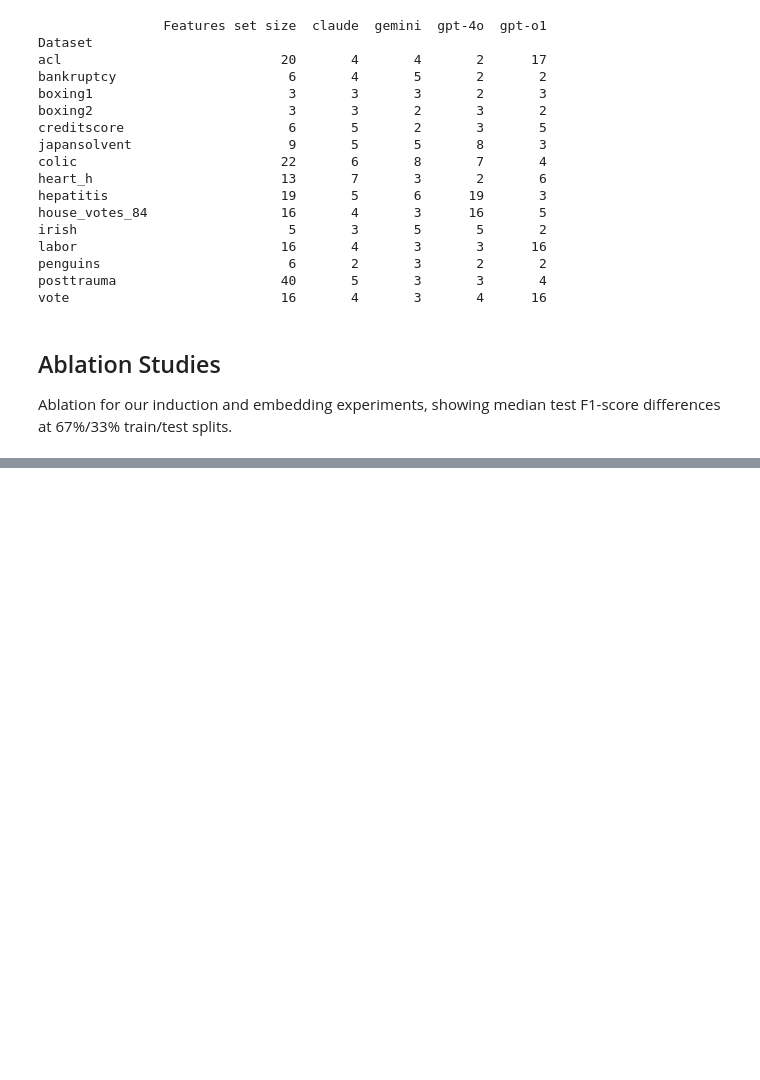
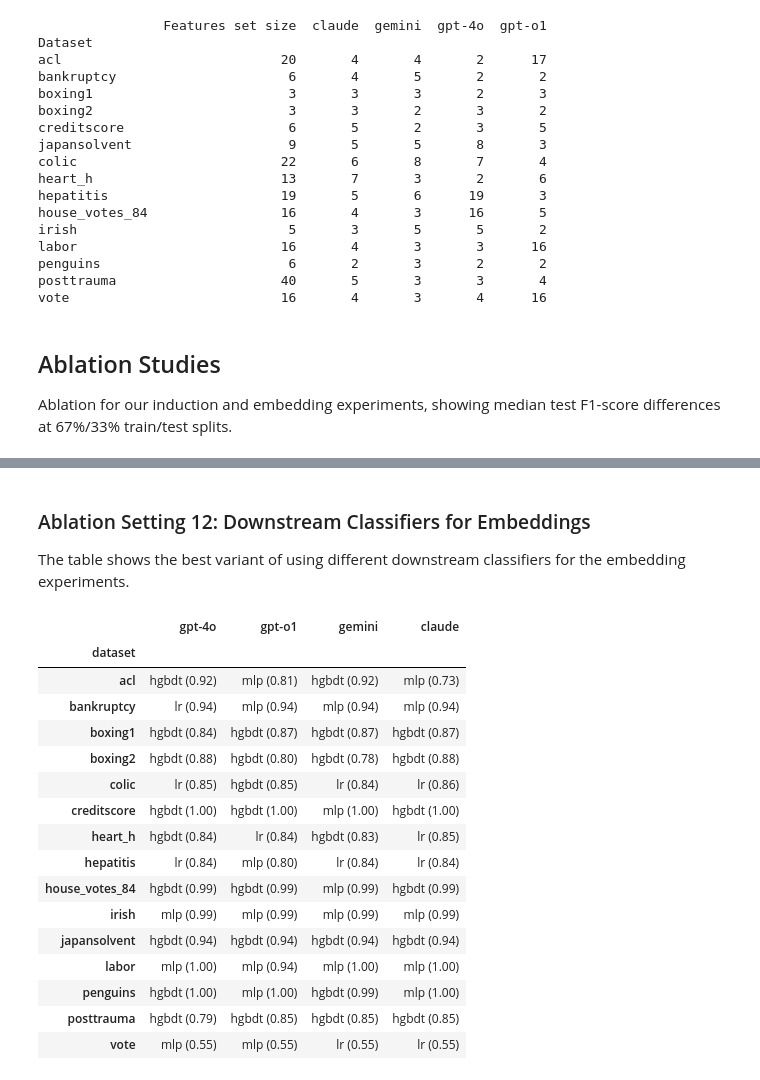
Before and after one commit to steroSterka/llm-trees, a Jupyter notebook: ecml_evalutation.ipynb, the cells around one changed output, grey strips where cells are left out. Drawn from its saved outputs; the diff is of its cells as text; code cells hidden in the pictures; blank space fills up the shorter version.

Commit message:
added additional downstream classifiers

```diff
--- a/ecml_evalutation.ipynb
+++ b/ecml_evalutation.ipynb
@@ -413,0 +414,24 @@ get_best_results(result_path_description, x_param='description', y_metric='f1_sc
+# %% [markdown]
+### Ablation Setting 12: Downstream Classifiers for Embeddings
+The table shows the best variant of using different downstream classifiers for the embedding experiments.
+# %%
+result_path_description = "./results/ablations/setting_12_optimal_classifier_embeddings.csv"
+get_best_results(result_path_description, x_param='classifier', y_metric='f1_score', split="67/33")
+# %% [output]
+|  | gpt-4o | gpt-o1 | gemini | claude |
+| dataset |  |  |  |  |
+| acl | hgbdt (0.92) | mlp (0.81) | hgbdt (0.92) | mlp (0.73) |
+| bankruptcy | lr (0.94) | mlp (0.94) | mlp (0.94) | mlp (0.94) |
+| boxing1 | hgbdt (0.84) | hgbdt (0.87) | hgbdt (0.87) | hgbdt (0.87) |
+| boxing2 | hgbdt (0.88) | hgbdt (0.80) | hgbdt (0.78) | hgbdt (0.88) |
+| colic | lr (0.85) | hgbdt (0.85) | lr (0.84) | lr (0.86) |
+| creditscore | hgbdt (1.00) | hgbdt (1.00) | mlp (1.00) | hgbdt (1.00) |
+| heart_h | hgbdt (0.84) | lr (0.84) | hgbdt (0.83) | lr (0.85) |
+| hepatitis | lr (0.84) | mlp (0.80) | lr (0.84) | lr (0.84) |
+| house_votes_84 | hgbdt (0.99) | hgbdt (0.99) | mlp (0.99) | hgbdt (0.99) |
+| irish | mlp (0.99) | mlp (0.99) | mlp (0.99) | mlp (0.99) |
+| japansolvent | hgbdt (0.94) | hgbdt (0.94) | hgbdt (0.94) | hgbdt (0.94) |
+| labor | mlp (1.00) | mlp (0.94) | mlp (1.00) | mlp (1.00) |
+| penguins | hgbdt (1.00) | mlp (1.00) | hgbdt (0.99) | mlp (1.00) |
+| posttrauma | hgbdt (0.79) | hgbdt (0.85) | hgbdt (0.85) | hgbdt (0.85) |
+| vote | mlp (0.55) | mlp (0.55) | lr (0.55) | lr (0.55) |
```
Also changed, not shown: parts of 22 cells of this notebook, 15 other files.
